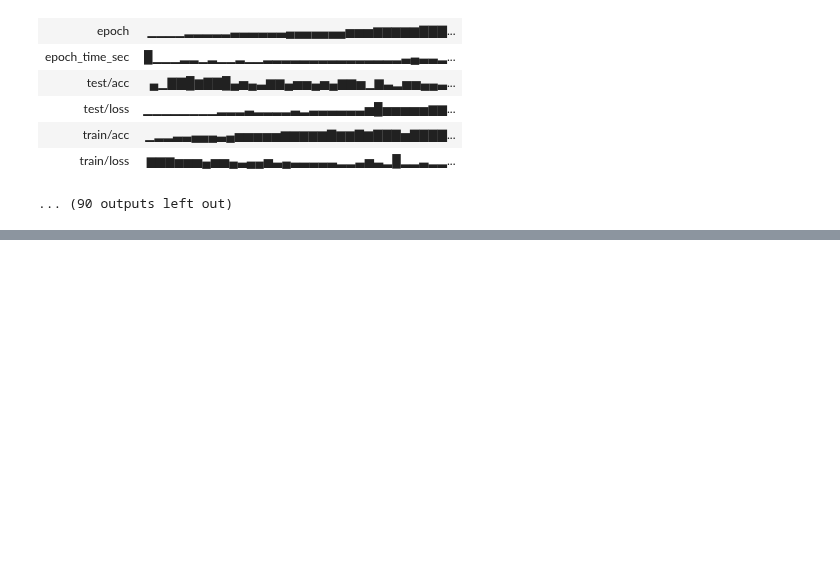
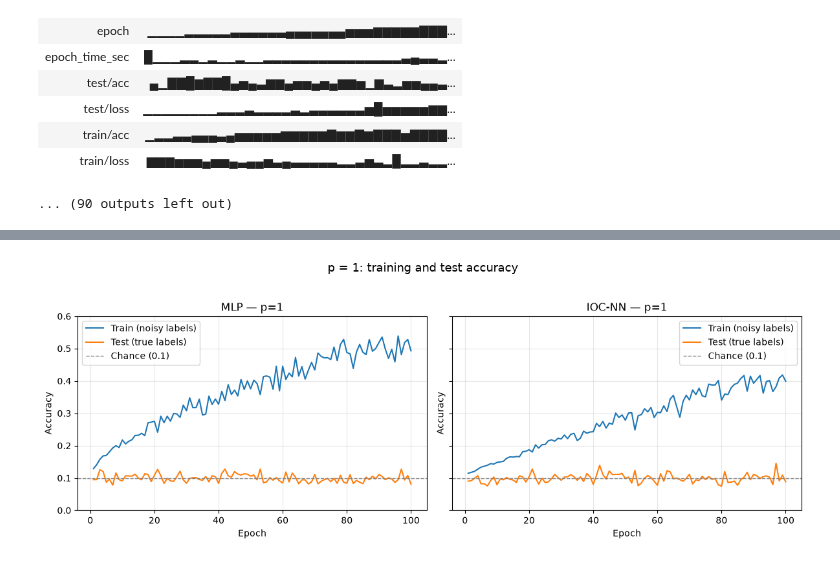
Before and after one commit to suryamanoj4/SMAI-A4, a Jupyter notebook: mlp.ipynb, the cells around one changed output, grey strips where cells are left out. Drawn from its saved outputs; the diff is of its cells as text; code cells hidden in the pictures; blank space fills up the shorter version.

```diff
--- a/mlp.ipynb
+++ b/mlp.ipynb
@@ -2056,0 +2106,11 @@ Run history:
+# %%
+plot_curve(
+    p=1.0,
+    metric="acc",
+    ylabel="Accuracy",
+    title="p = 1: training and test accuracy",
+    chance=0.1,
+    ylim=(0.0, 0.6),
+)
+# %% [output]
+[figure, added]
```
Also changed, not shown: parts of 3 cells of this notebook.
